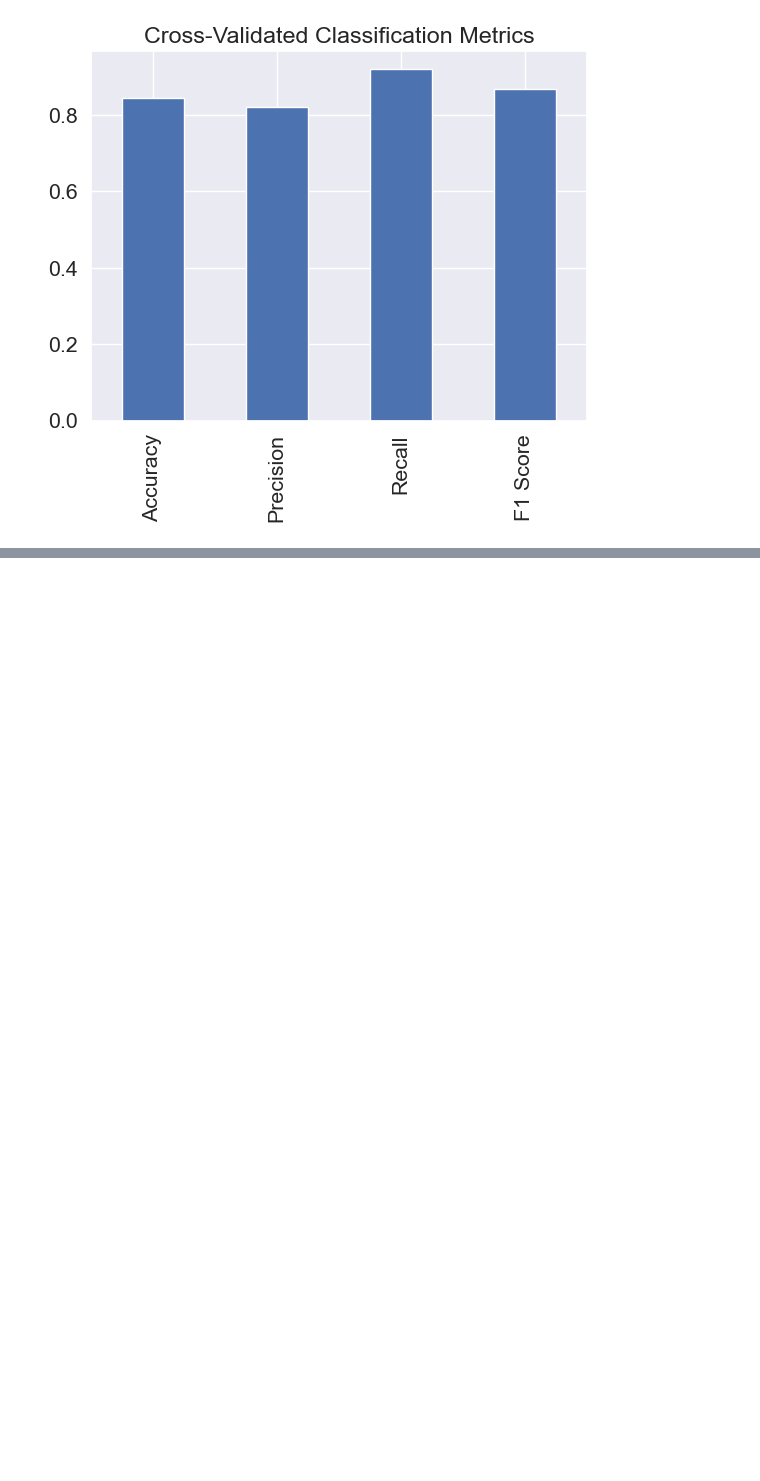
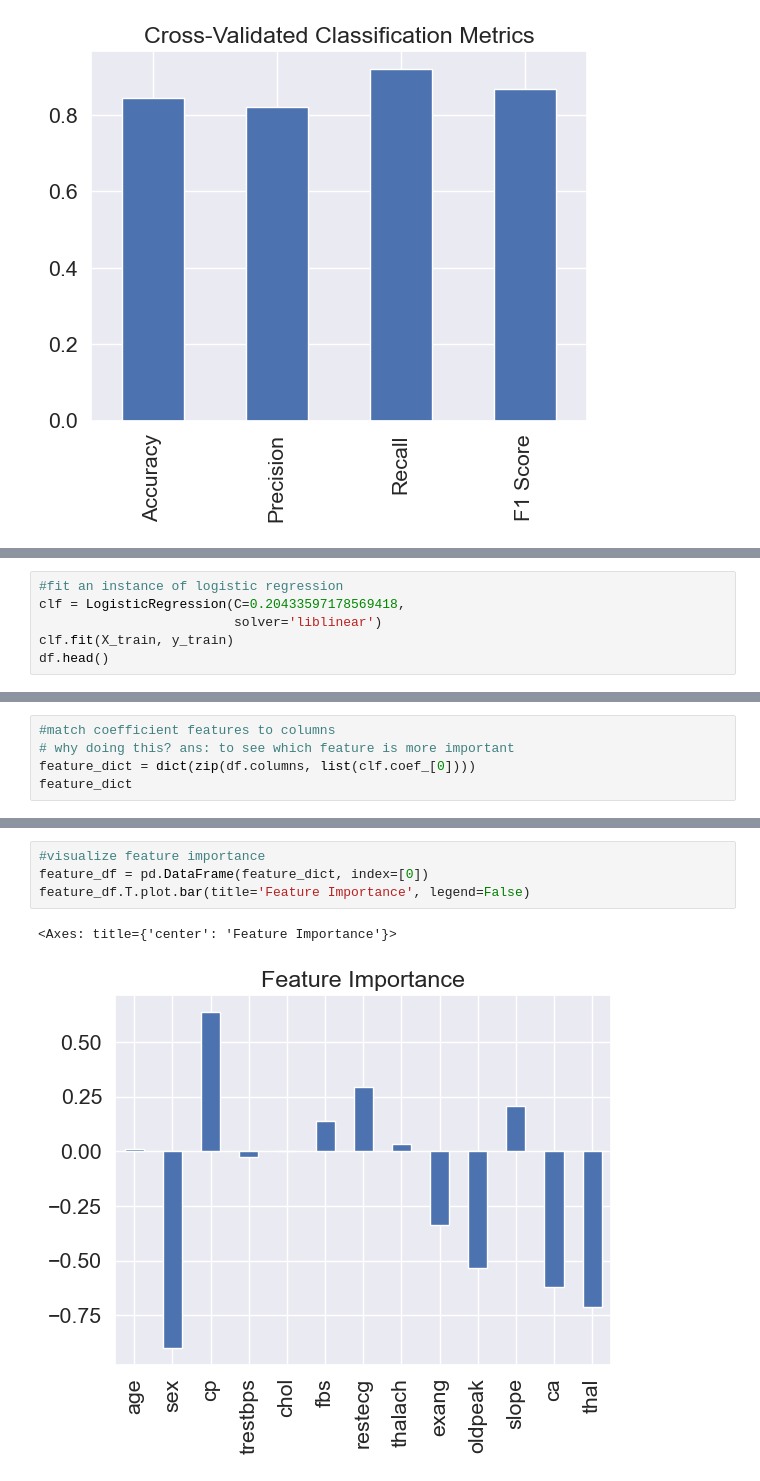
Before and after one commit to rifatahsanpul0k/heart_desease_data_analysis, a Jupyter notebook: hello.ipynb, the cells around one changed output, grey strips where cells are left out. Saved outputs shown, nothing was run; the diff lists cells and outputs as text; blank space fills up the shorter version.

```diff
--- a/hello.ipynb
+++ b/hello.ipynb
@@ -733,0 +734,6 @@ cv_metrics.T.plot.bar(title='Cross-Validated Classification Metrics', legend=Fal
+# %%
+#fit an instance of logistic regression
+clf = LogisticRegression(C=0.20433597178569418,
+                         solver='liblinear')
+clf.fit(X_train, y_train)
+df.head()
@@ -733,0 +756,5 @@ cv_metrics.T.plot.bar(title='Cross-Validated Classification Metrics', legend=Fal
+# %%
+#match coefficient features to columns
+# why doing this? ans: to see which feature is more important
+feature_dict = dict(zip(df.columns, list(clf.coef_[0])))
+feature_dict
@@ -733,0 +775,7 @@ cv_metrics.T.plot.bar(title='Cross-Validated Classification Metrics', legend=Fal
+# %%
+#visualize feature importance
+feature_df = pd.DataFrame(feature_dict, index=[0])
+feature_df.T.plot.bar(title='Feature Importance', legend=False)
+# %% [output]
+<Axes: title={'center': 'Feature Importance'}>
+[figure, added]
```
Also changed, not shown: parts of 5 cells of this notebook.
